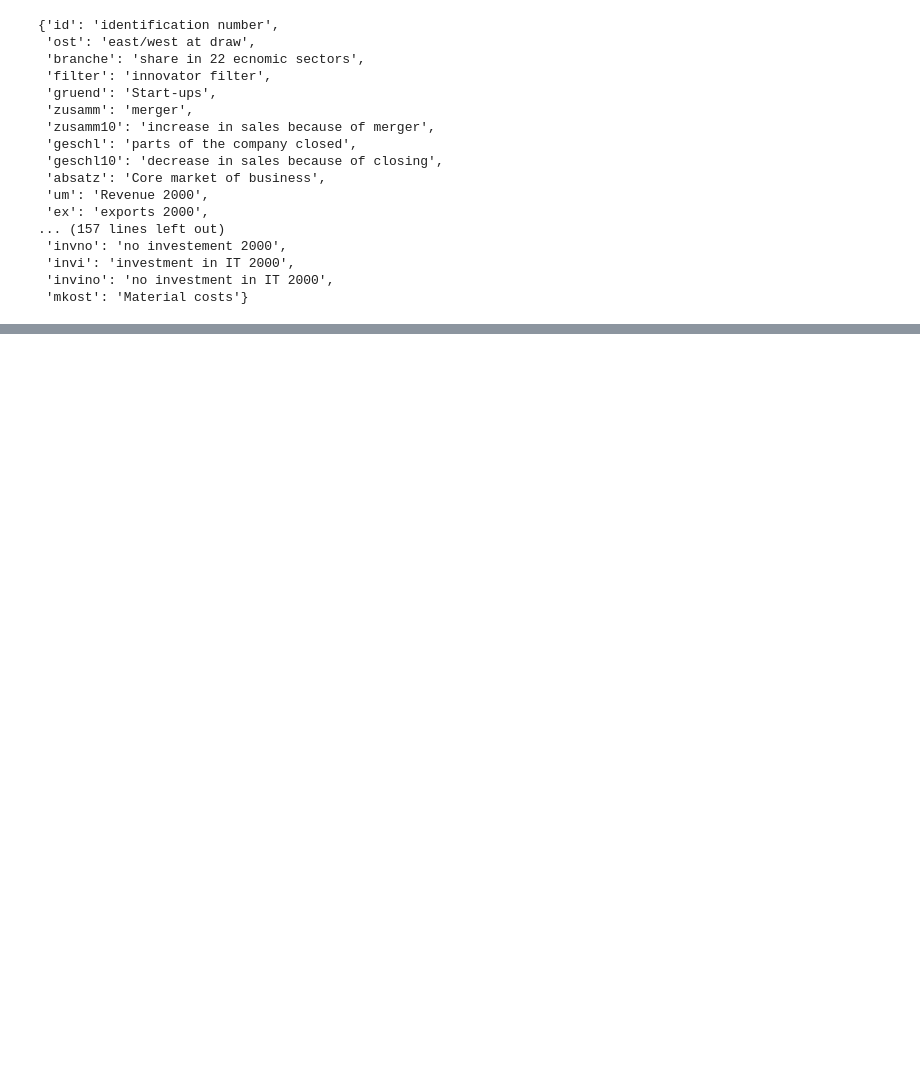
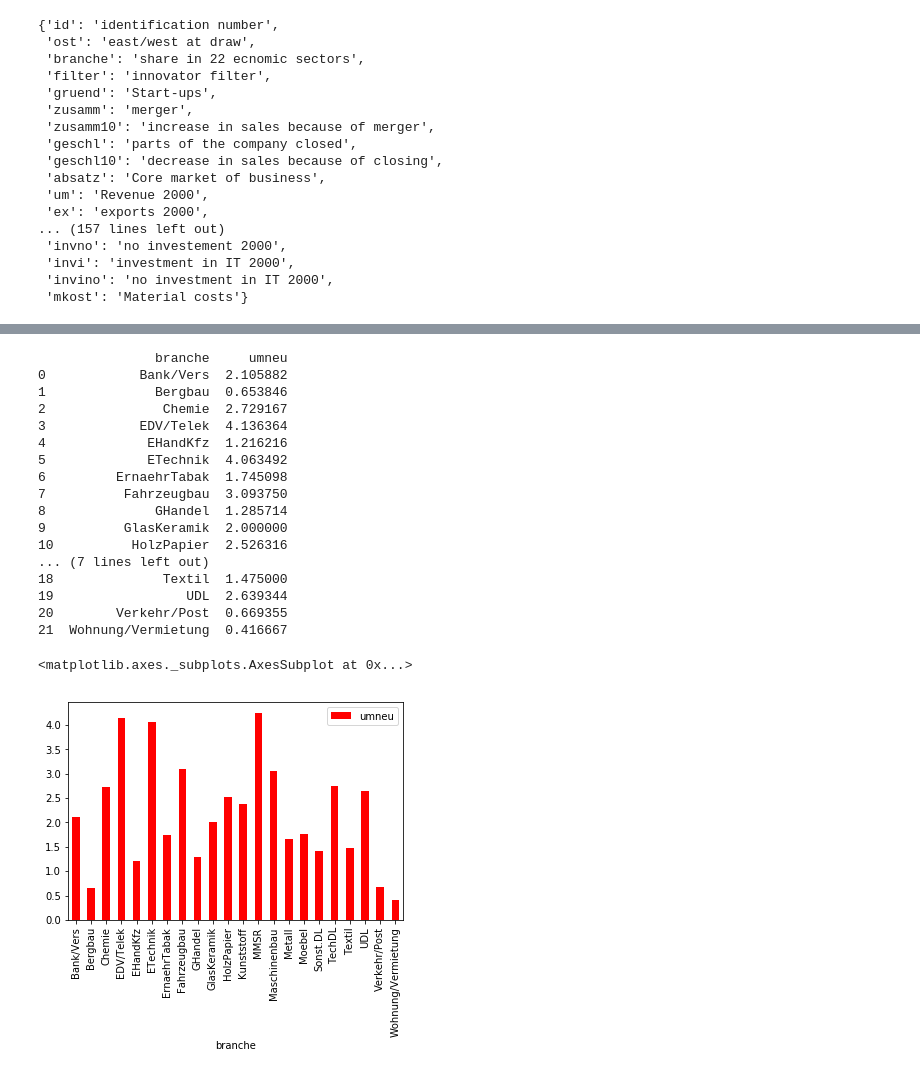
Before and after one commit to limarizon/Economics-and-Innovation-of-IP-Practica, a Jupyter notebook: script.ipynb, the cells around one changed output, grey strips where cells are left out. Cells and saved outputs as stored; diff of their text form; code cells hidden in the pictures; blank space fills up the shorter version.

```diff
--- a/script.ipynb
+++ b/script.ipynb
@@ -142,0 +152,37 @@ print(answers)
+# %%
+'''Stappenplan percentueel te werk gaan:
+    1. Filter op basis van ip
+    2. Maak van de percentages rev door inno een numerieke voorstelling zoals
+    eerder al gedaan
+    3. Per branche het gemiddelde tonen aan percentages
+
+'''
+#Patent
+dfCommon = dataSet.filter(items=['branche', 'umneu', 'schutz1'])
+dfCommon = dfCommon.replace(['x=0','0<x<5','5<=x<10','10<=x<15','15<=x<20',
+                                           '20<=x<30','30<=x<50', '50<=x<75', '75<=x<=100'],
+                                          [0,1,2,3,4,5,6,7,8])
+dfCommon['branche'].unique()
+patentAnalysis = dfCommon.groupby('branche', as_index=False)['umneu'].mean()
+print(patentAnalysis)
+patentAnalysis.plot(kind='bar', x='branche', y= 'umneu', color='red')
+# %% [output]
+               branche     umneu
+0            Bank/Vers  2.105882
+1              Bergbau  0.653846
+2               Chemie  2.729167
+3            EDV/Telek  4.136364
+4             EHandKfz  1.216216
+5             ETechnik  4.063492
+6         ErnaehrTabak  1.745098
+7          Fahrzeugbau  3.093750
+8              GHandel  1.285714
+9          GlasKeramik  2.000000
+10          HolzPapier  2.526316
+... (7 lines left out)
+18              Textil  1.475000
+19                 UDL  2.639344
+20        Verkehr/Post  0.669355
+21  Wohnung/Vermietung  0.416667
+<matplotlib.axes._subplots.AxesSubplot at 0x...>
+[figure, added]
```
Also changed, not shown: parts of 6 cells of this notebook.
